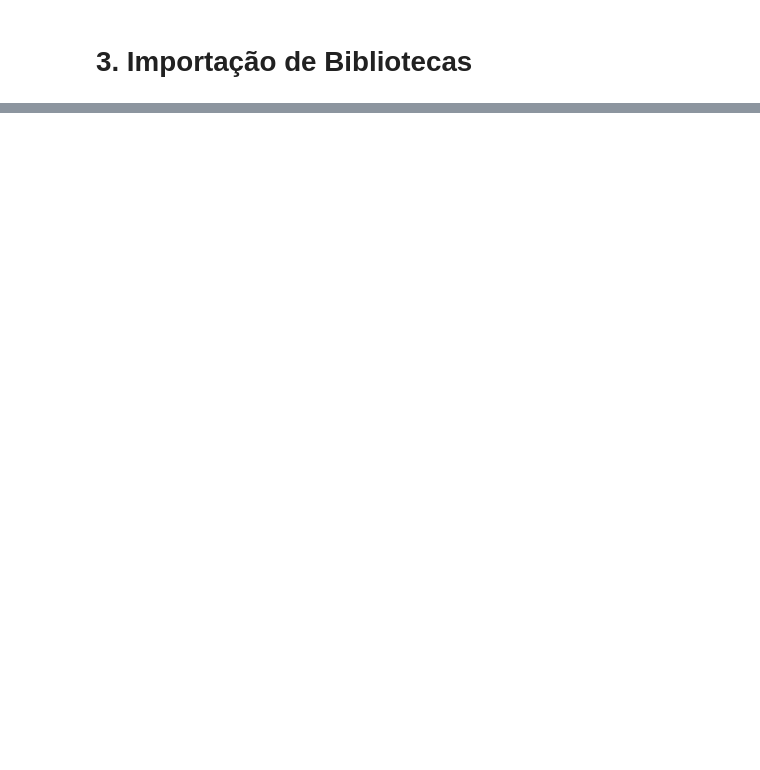
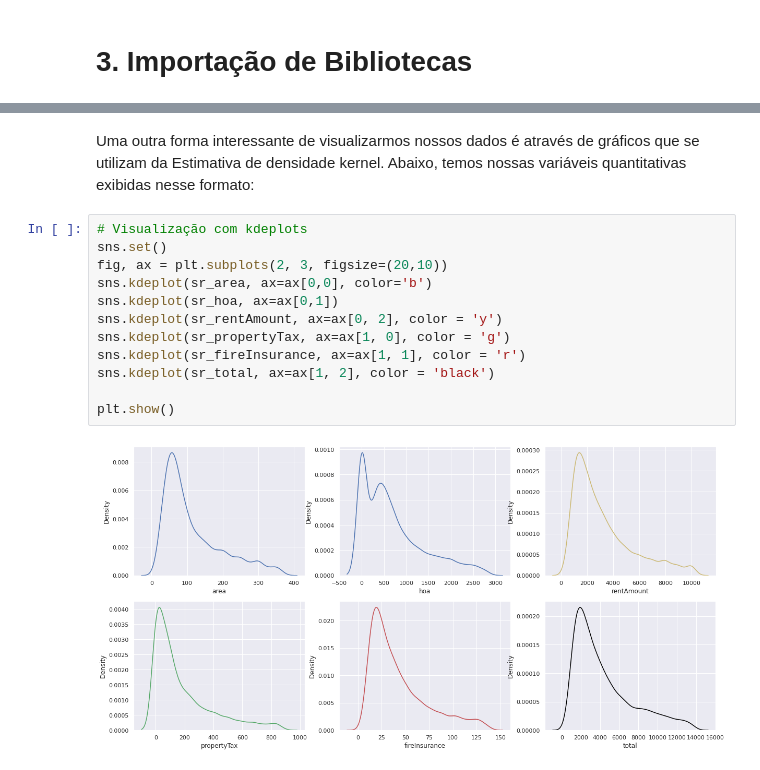
Before and after one commit to patricktapajos/ex-python-ds, a Jupyter notebook: mod03-estatistica/estatistica_trabalho_final.ipynb, the cells around one changed output, grey strips where cells are left out. Saved outputs shown, nothing was run; the diff lists cells and outputs as text; blank space fills up the shorter version.

```diff
--- a/mod03-estatistica/estatistica_trabalho_final.ipynb
+++ b/mod03-estatistica/estatistica_trabalho_final.ipynb
@@ -93,0 +425,16 @@ df_houses
+# %% [markdown]
+Uma outra forma interessante de visualizarmos nossos dados é através de gráficos que se utilizam da Estimativa de densidade kernel. Abaixo, temos nossas variáveis quantitativas exibidas nesse formato:
+# %%
+# Visualização com kdeplots
+sns.set()
+fig, ax = plt.subplots(2, 3, figsize=(20,10))
+sns.kdeplot(sr_area, ax=ax[0,0], color='b')
+sns.kdeplot(sr_hoa, ax=ax[0,1])
+sns.kdeplot(sr_rentAmount, ax=ax[0, 2], color = 'y')
+sns.kdeplot(sr_propertyTax, ax=ax[1, 0], color = 'g')
+sns.kdeplot(sr_fireInsurance, ax=ax[1, 1], color = 'r')
+sns.kdeplot(sr_total, ax=ax[1, 2], color = 'black')
+
+plt.show()
+# %% [output]
+[figure, added]
```
Also changed, not shown: parts of 92 cells of this notebook, 14 other files.
